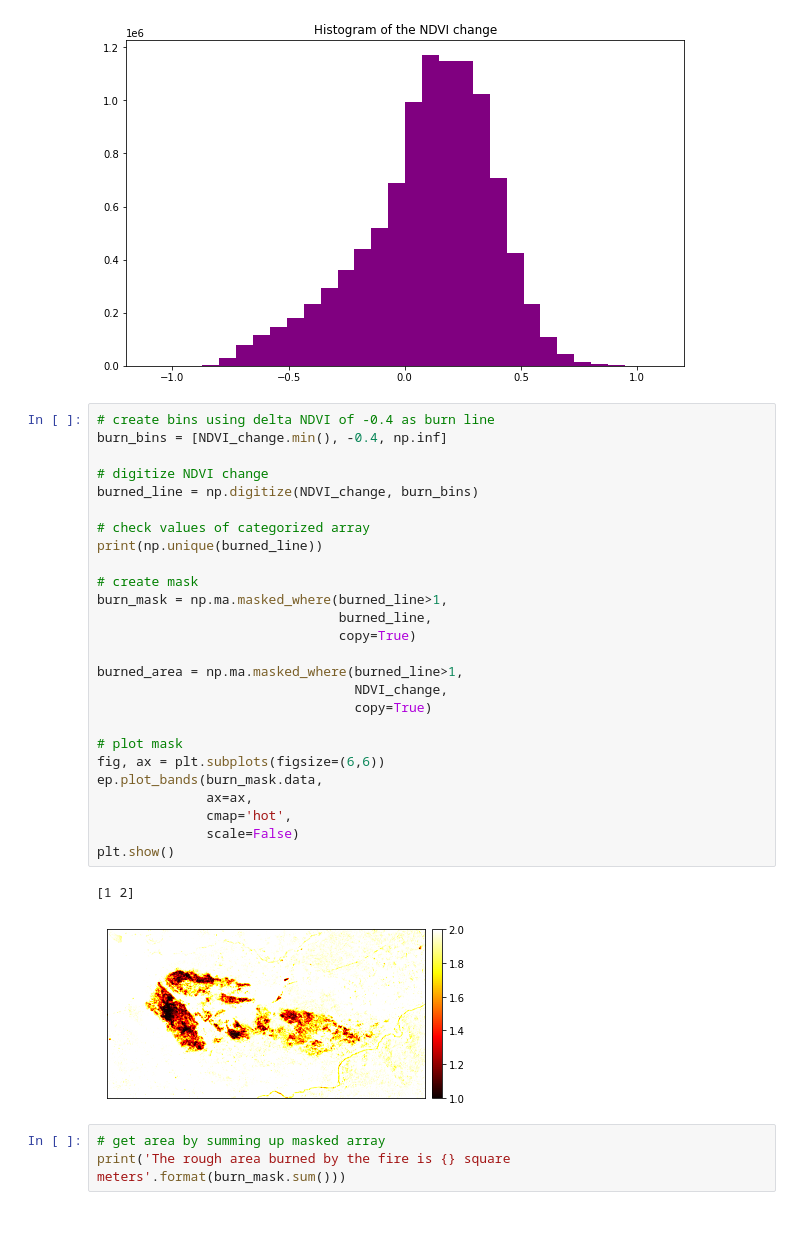
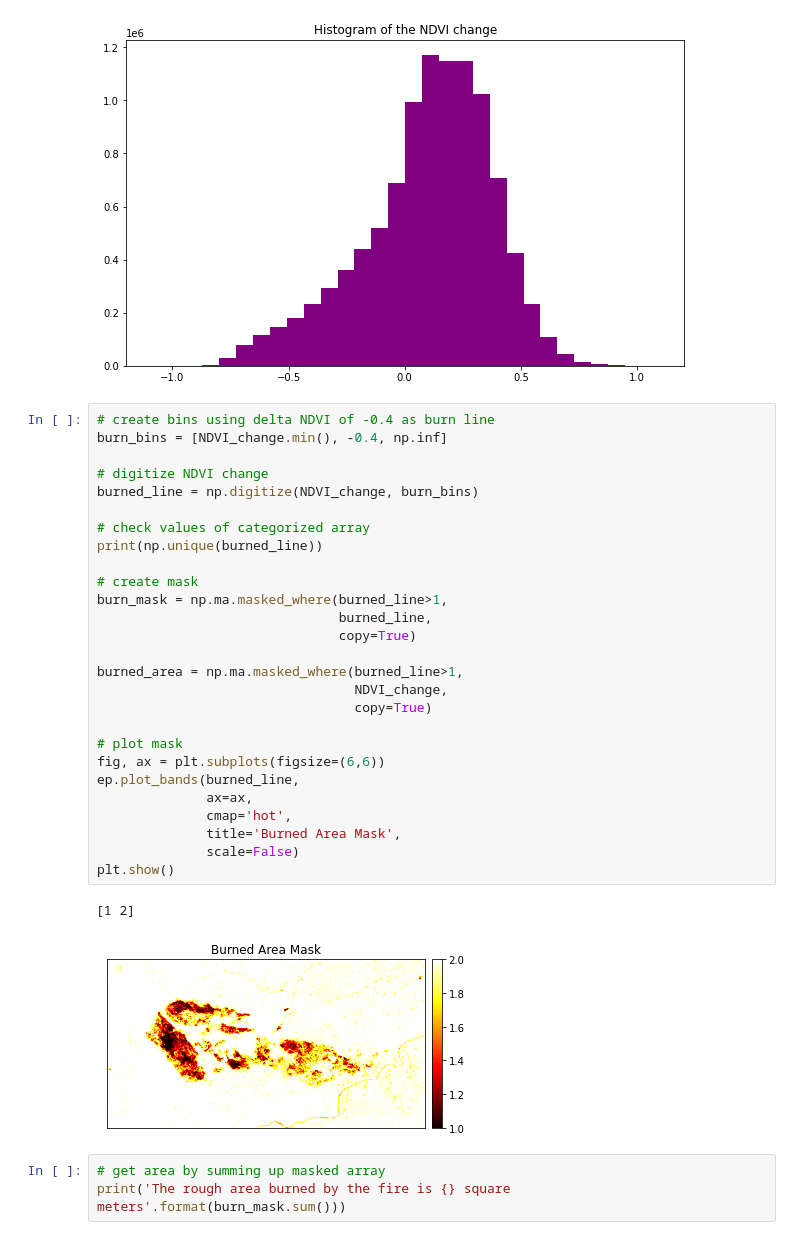
Before and after one commit to heyjoekim/EnvDatSci22, a Jupyter notebook: CodeSprints/RasterData101.ipynb, the cells around one changed output. Saved outputs shown, nothing was run; the diff lists cells and outputs as text.

```diff
--- a/CodeSprints/RasterData101.ipynb
+++ b/CodeSprints/RasterData101.ipynb
@@ -674,32 +669,33 @@ plt.show()
 # %%
 # create bins using delta NDVI of -0.4 as burn line
 burn_bins = [NDVI_change.min(), -0.4, np.inf]
 
 # digitize NDVI change
 burned_line = np.digitize(NDVI_change, burn_bins)
 
 # check values of categorized array
 print(np.unique(burned_line))
 
 # create mask
 burn_mask = np.ma.masked_where(burned_line>1,
                                burned_line,
                                copy=True)
 
 burned_area = np.ma.masked_where(burned_line>1,
                                  NDVI_change,
                                  copy=True)
 
 # plot mask
 fig, ax = plt.subplots(figsize=(6,6))
-ep.plot_bands(burn_mask.data,
+ep.plot_bands(burned_line,
               ax=ax,
               cmap='hot',
+              title='Burned Area Mask',
               scale=False)
 plt.show()
 # %% [output]
 [1 2]
-[figure, old version]
+[figure, new version]
 # %%
 # get area by summing up masked array
 print('The rough area burned by the fire is {} square meters'.format(burn_mask.sum()))
```
Also changed, not shown: parts of 3 cells of this notebook.
